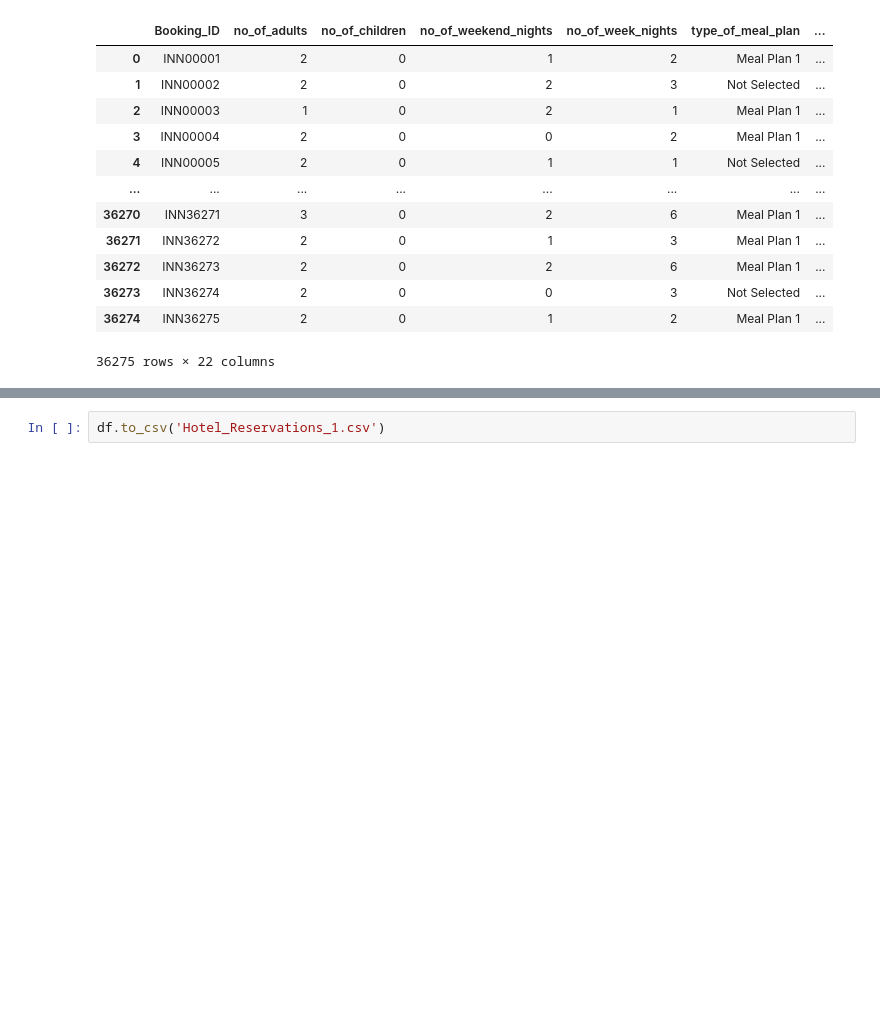
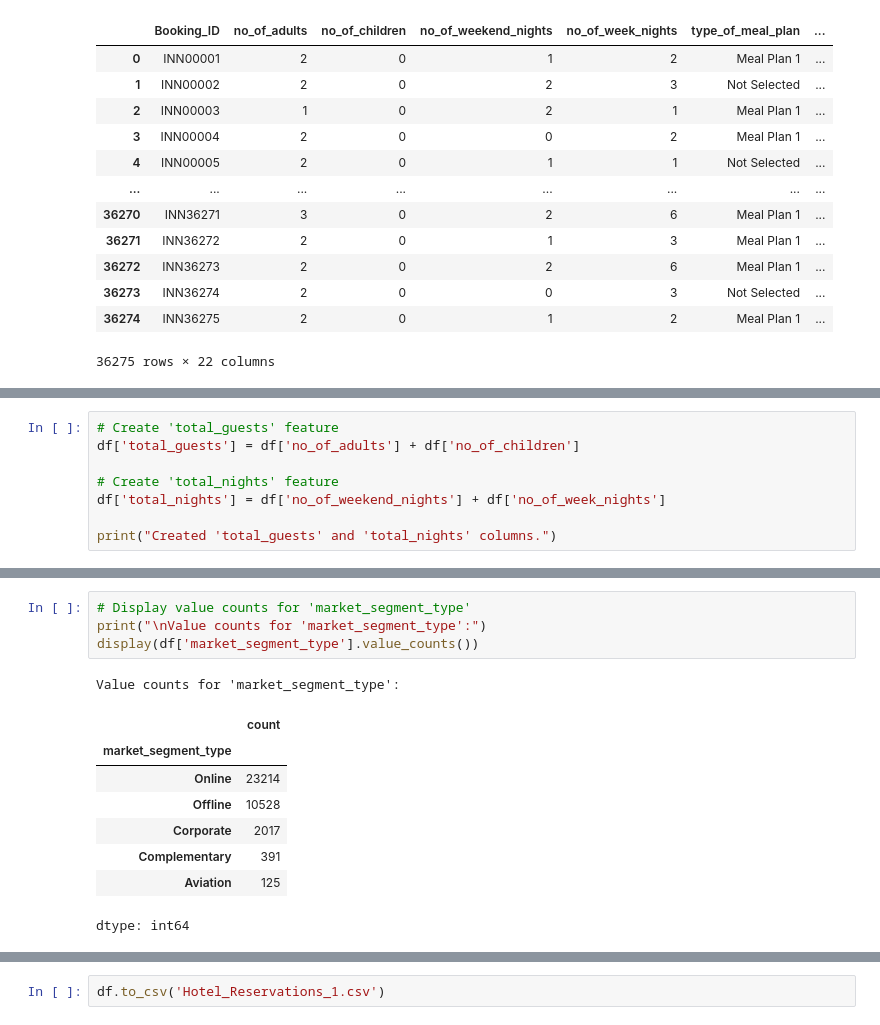
Before and after one commit to jebin24it-boop/Infotact_Travel_Hospitality_Analytics, a Jupyter notebook: notebooks/Day5_DataCleaning.ipynb, the cells around one changed output, grey strips where cells are left out. Saved outputs shown, nothing was run; the diff lists cells and outputs as text; blank space fills up the shorter version.

Commit message:
Data-Cleaning : Created 2 new features called as total guests and total nights

```diff
--- a/notebooks/Day5_DataCleaning.ipynb
+++ b/notebooks/Day5_DataCleaning.ipynb
@@ -219,0 +243,8 @@ df
+# %%
+# Create 'total_guests' feature
+df['total_guests'] = df['no_of_adults'] + df['no_of_children']
+
+# Create 'total_nights' feature
+df['total_nights'] = df['no_of_weekend_nights'] + df['no_of_week_nights']
+
+print("Created 'total_guests' and 'total_nights' columns.")
@@ -219,0 +279,14 @@ df
+# %%
+# Display value counts for 'market_segment_type'
+print("\nValue counts for 'market_segment_type':")
+display(df['market_segment_type'].value_counts())
+# %% [output]
+Value counts for 'market_segment_type':
+|  | count |
+| market_segment_type |  |
+| Online | 23214 |
+| Offline | 10528 |
+| Corporate | 2017 |
+| Complementary | 391 |
+| Aviation | 125 |
+dtype: int64
```
Also changed, not shown: parts of 7 cells of this notebook.
